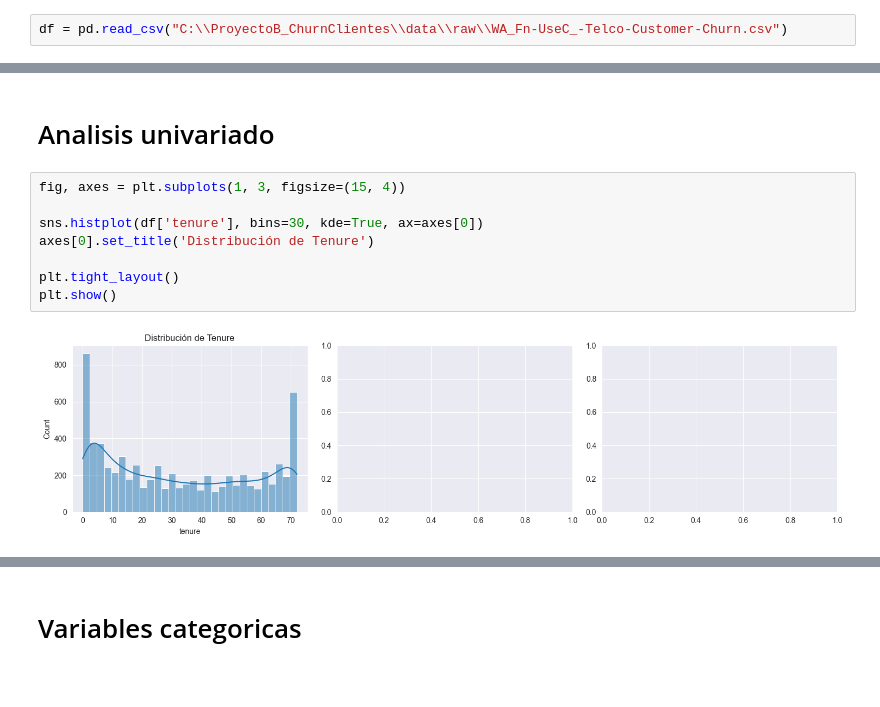
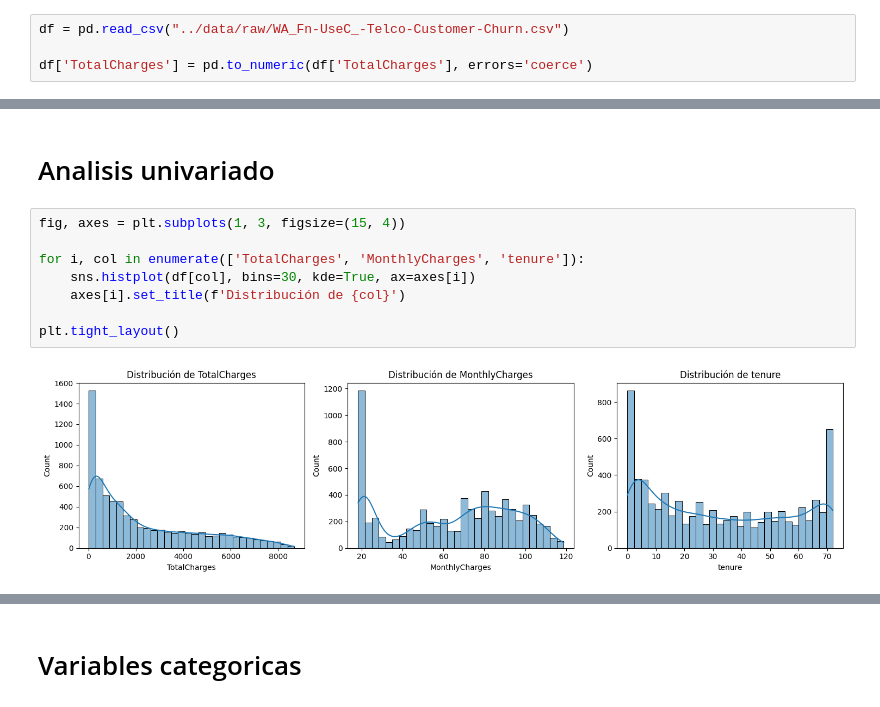
Before and after one commit to DDev-max/ProyectoB_ChurnClientes, a Jupyter notebook: notebooks/EDA.ipynb, the cells around one changed output, grey strips where cells are left out. Cells and saved outputs as stored; diff of their text form; blank space fills up the shorter version.

Commit message:
fix: tipo de dato de TotalChanges
se arregla un error en los graficos causado por el tipo de datos en los graficos y la incompatibilidad con versiones de sns

```diff
--- a/notebooks/EDA.ipynb
+++ b/notebooks/EDA.ipynb
@@ -17,5 +11,7 @@ import pandas as pd
 # %%
-df = pd.read_csv("C:\\ProyectoB_ChurnClientes\\data\\raw\\WA_Fn-UseC_-Telco-Customer-Churn.csv")
+df = pd.read_csv("../data/raw/WA_Fn-UseC_-Telco-Customer-Churn.csv")
+
+df['TotalCharges'] = pd.to_numeric(df['TotalCharges'], errors='coerce')
 # %% [markdown]
 # Visualizacion
 # %% [markdown]
@@ -23,10 +19,10 @@ df = pd.read_csv("C:\\ProyectoB_ChurnClientes\\data\\raw\\WA_Fn-UseC_-Telco-Cust
 # %%
 fig, axes = plt.subplots(1, 3, figsize=(15, 4))
 
-sns.histplot(df['tenure'], bins=30, kde=True, ax=axes[0])
-axes[0].set_title('Distribución de Tenure')
+for i, col in enumerate(['TotalCharges', 'MonthlyCharges', 'tenure']):
+    sns.histplot(df[col], bins=30, kde=True, ax=axes[i])
+    axes[i].set_title(f'Distribución de {col}')
 
 plt.tight_layout()
-plt.show()
 # %% [output]
-[figure, old version]
+[figure, new version]
```
Also changed, not shown: parts of 15 cells of this notebook.
